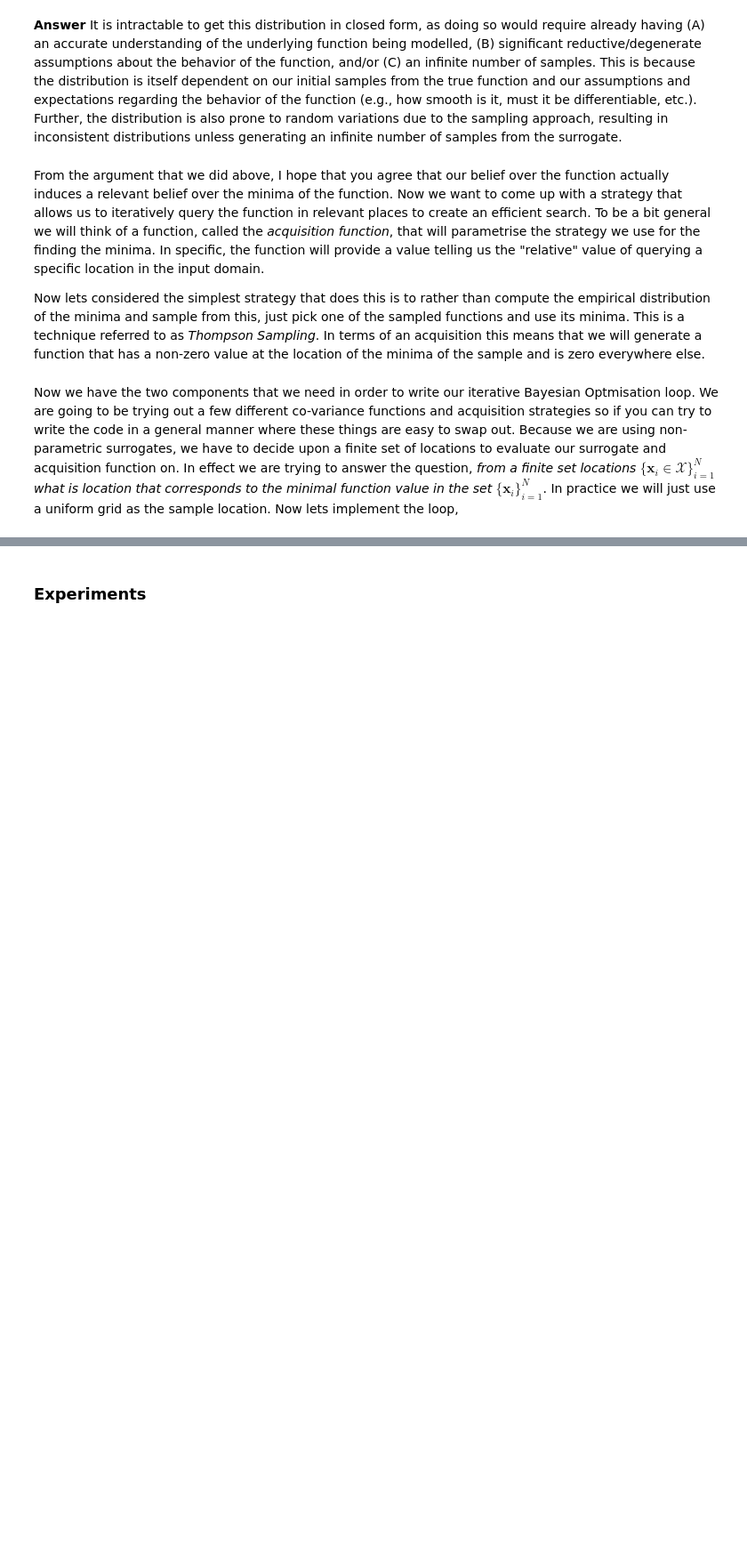
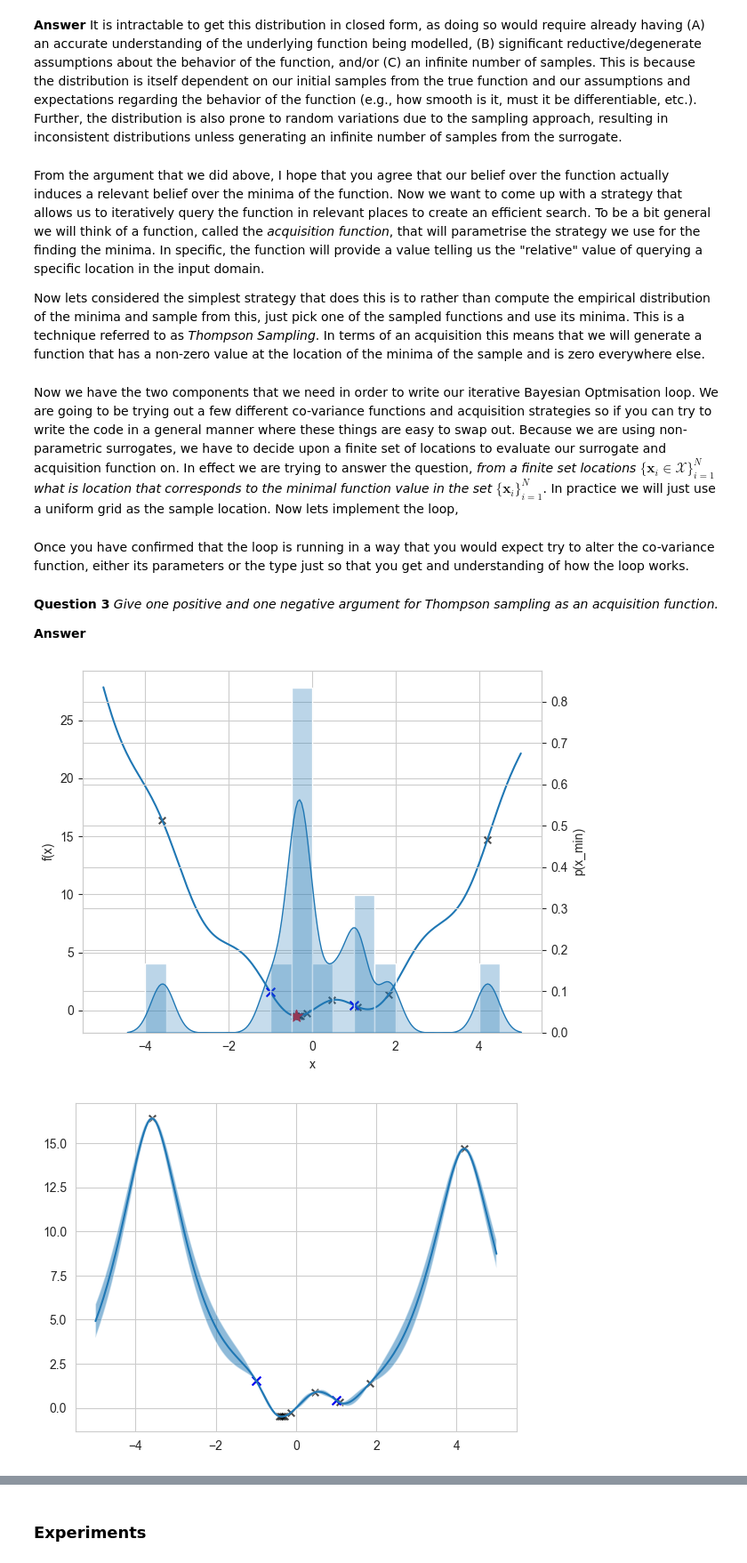
Before and after one commit to nyoma-diamond/L48_Assignments, a Jupyter notebook: L48_bad35_Task2.ipynb, the cells around one changed output, grey strips where cells are left out. Shown: that part at 89% size. Cells and saved outputs as stored; diff of their text form; code cells hidden in the pictures; blank space fills up the shorter version.

```diff
--- a/L48_bad35_Task2.ipynb
+++ b/L48_bad35_Task2.ipynb
@@ -141,19 +160,68 @@ def thompson_sampling(f_star, mu, varSigma):
 # %% [markdown]
 Now we have the two components that we need in order to write our iterative Bayesian Optmisation loop. We are going to be trying out a few different co-variance functions and acquisition strategies so if you can try to write the code in a general manner where these things are easy to swap out. Because we are using non-parametric surrogates, we have to decide upon a finite set of locations to evaluate our surrogate and acquisition function on. In effect we are trying to answer the question, *from a finite set locations $\{\mathbf{x}_i\in\mathcal{X}\}_{i=1}^N$ what is location that corresponds to the minimal function value in the set $\{\mathbf{x}_i\}_{i=1}^N$*. In practice we will just use a uniform grid as the sample location. Now lets implement the loop,
 # %%
-def bayesian_optimisation(surrogate_model, acquisition_function, X):
+def bayesian_optimisation(
+        surrogate_model, # e.g., gpposterior
+        acquisition_function, # e.g., thompson_sampling
+        X,
+        f=f,
+        x_star=np.linspace(-5,5,200).reshape(-1,1),
+        kernel_func=matern32_kernel,
+        theta=np.ones((3,1)),
+        iterations=100
+):
     #0.1 pick some initial starting function evaluations
+    Y = f(X)
 
-    while(): #some stopping criteria
+    f_min = np.min(Y)
+
+    for _ in range(iterations): #some stopping criteria
         #1. Compute surrogate posterior on current data D = {X,f}
+        mu, varSigma = surrogate_model(x_star, X, Y, theta, kernel_func)
 
         #2. Compute Acquisition function
+        alpha = acquisition_function(f_min, mu, varSigma, x_star)
 
         #3. Find maximum value of acquisition x_*
+        x_prime = x_star[np.nanargmax(alpha)]
 
         #4. Evaluate function at x_*
+        f_x_prime = f(x_prime)
 
         #5. Add new data f(x_*), x_* to D
+        if x_prime not in X:
+            X = np.vstack([X, x_prime])
+            Y = np.vstack([Y, f_x_prime])
 
-    return f_min, x_min
+        f_min = np.min(Y)
+
+    x_min = X[np.nanargmin(Y),0]
+    return f_min, x_min, (X, Y), (mu, varSigma)
+# %% [markdown]
+Once you have confirmed that the loop is running in a way that you would expect try to alter the co-variance function, either its parameters or the type just so that you get and understanding of how the loop works.
+# %% [markdown]
+**Question 3**
+*Give one positive and one negative argument for Thompson sampling as an acquisition function.*
+
+**Answer**
+# %%
+np.random.seed(42)
+# x_init = np.random.randn(3).reshape(-1,1)
+x_init = np.array([-1, 1]).reshape(-1,1)
+x_star = np.linspace(-5,5,200).reshape(-1,1)
+
+f_min, x_min, (X, Y), (mu, varSigma) = bayesian_optimisation(
+    gpposterior,
+    thompson_sampling,
+    x_init,
+    f=f,
+    x_star=x_star,
+    theta=np.ones((3,1)),
+    iterations=100
+)
+
+make_plots(x_star, x_init, X, Y, x_min, f_min, mu, varSigma, f=f)
+# %% [output]
+[figure, added]
+[figure, added]
 # %% [markdown]
```
Also changed, not shown: parts of 15 cells of this notebook.
